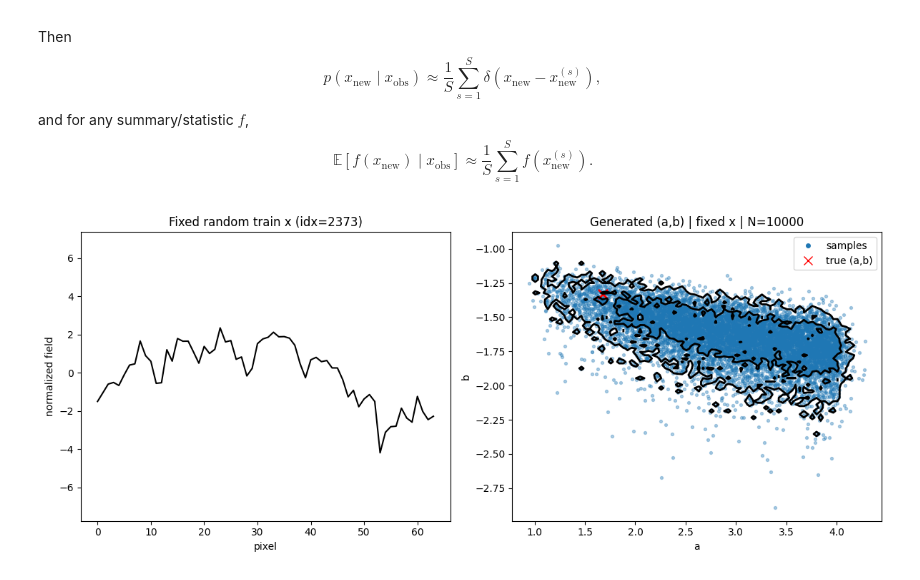
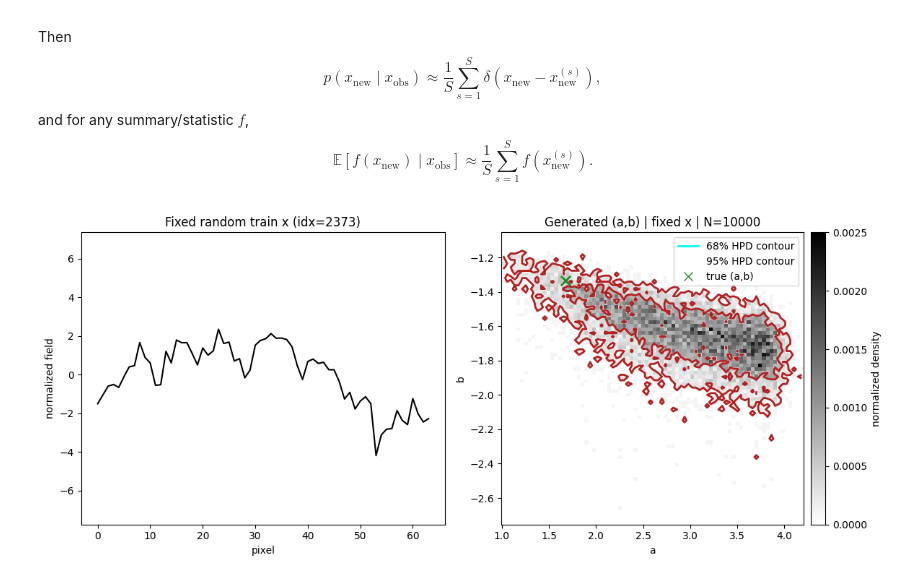
Before and after one commit to homerjed/joint, a Jupyter notebook: inference_1d.ipynb, the cells around one changed output. Cells and saved outputs as stored; diff of their text form; code cells hidden in the pictures.

```diff
--- a/inference_1d.ipynb
+++ b/inference_1d.ipynb
@@ -376,40 +379,51 @@ axs[0].set_xlabel("pixel")
 axs[0].set_ylabel("normalized field")
 axs[0].set_ylim(float(X_train.min()), float(X_train.max()))
 
-axs[1].scatter(a_samples, b_samples, s=8, alpha=0.35)
-axs[1].scatter([a_true], [b_true], c="red", marker="x", s=90, linewidths=2, label="true (a,b)")
-
-# Nonparametric posterior contours (HPD-like 68% and 95%).
+# Density view of posterior samples in (a, b), with HPD-like contours overlaid.
 a_np = np.asarray(a_samples)
 b_np = np.asarray(b_samples)
 hist, x_edges, y_edges = np.histogram2d(a_np, b_np, bins=80)
 prob = hist / np.sum(hist)
+
+mesh = axs[1].pcolormesh(x_edges, y_edges, prob.T, shading="auto", cmap="gray_r")
+cbar = fig.colorbar(mesh, ax=axs[1], pad=0.02)
+cbar.set_label("normalized density")
 
 flat = prob.ravel()
 order = np.argsort(flat)[::-1]
 cdf = np.cumsum(flat[order])
 idx68 = min(np.searchsorted(cdf, 0.68), len(flat) - 1)
 idx95 = min(np.searchsorted(cdf, 0.95), len(flat) - 1)
 h68 = flat[order][idx68]
 h95 = flat[order][idx95]
 
 x_centers = 0.5 * (x_edges[:-1] + x_edges[1:])
 y_centers = 0.5 * (y_edges[:-1] + y_edges[1:])
 Xc, Yc = np.meshgrid(x_centers, y_centers, indexing="xy")
 levels = np.unique(np.array([h95, h68]))
 if levels.size == 2:
-    axs[1].contour(Xc, Yc, prob.T, levels=[h95, h68], colors=["k", "k"], linewidths=2)
+    axs[1].contour(
+        Xc,
+        Yc,
+        prob.T,
+        levels=[h95, h68],
+        colors=["firebrick", "firebrick"],
+        linestyles=["-", "-"],
+        linewidths=2,
+    )
 
+axs[1].scatter([a_true], [b_true], c="forestgreen", marker="x", s=90, linewidths=2)
 axs[1].set_xlabel("a")
 axs[1].set_ylabel("b")
 axs[1].set_title(f"Generated (a,b) | fixed x | N={n_ab_samples}")
 legend_handles = [
-    Line2D([0], [0], marker="o", linestyle="None", color="C0", markersize=4, label="samples"),
-    Line2D([0], [0], marker="x", linestyle="None", color="red", markersize=8, label="true (a,b)"),
+    Line2D([0], [0], color="cyan", lw=2, label="68% HPD contour"),
+    Line2D([0], [0], color="white", lw=2, linestyle="--", label="95% HPD contour"),
+    Line2D([0], [0], marker="x", linestyle="None", color="forestgreen", markersize=8, label="true (a,b)"),
 ]
 axs[1].legend(handles=legend_handles, loc="best")
 
 fig.tight_layout()
 plt.show()
 # %% [output]
-[figure, old version]
+[figure, new version]
```
Also changed, not shown: parts of 7 cells of this notebook, 5 other files.
